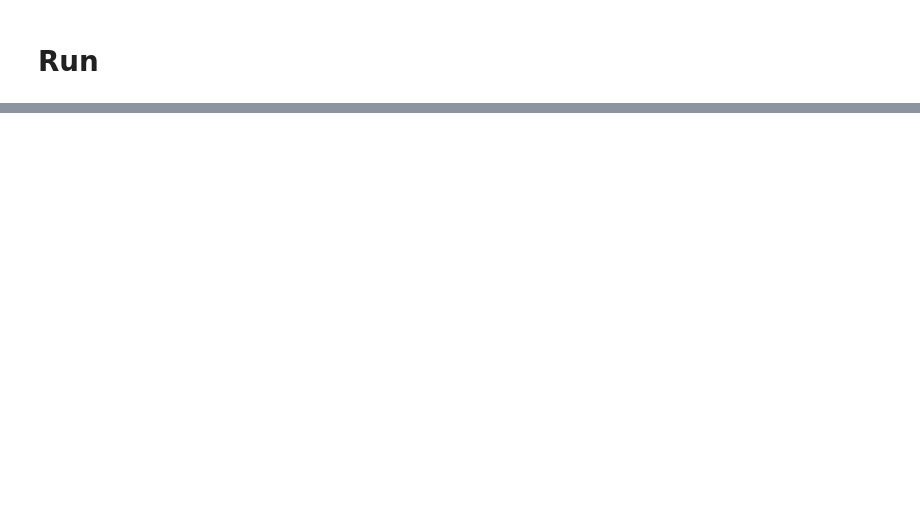
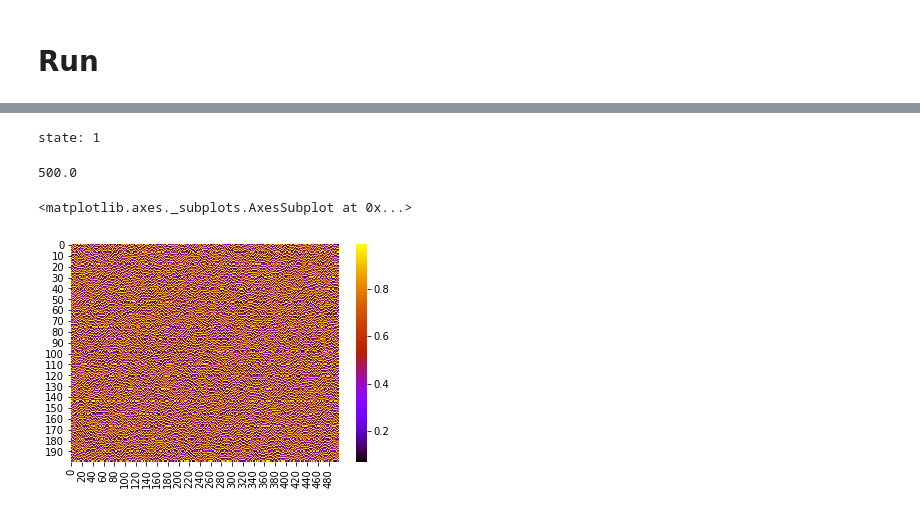
Before and after one commit to ConradBitt/logistico_global, a Jupyter notebook: logistic_global_coupling.ipynb, the cells around one changed output, grey strips where cells are left out. Cells and saved outputs as stored; diff of their text form; code cells hidden in the pictures; blank space fills up the shorter version.

```diff
--- a/logistic_global_coupling.ipynb
+++ b/logistic_global_coupling.ipynb
@@ -68,0 +85,37 @@ def plota(x, sigma):
+# %%
+n = 500 # Network size
+tf = 5000 # Iteration time
+trans = tf - 200 # Transient time
+sample_size = tf - trans # Size of the actual data
+a = 4 # Logistic map parameter
+xmin = 0.10 # Minimum allowed value of x
+xmax = 0.90 # Maximum allowed value of x
+prd = 1
+
+sigma = 0.02
+
+xdata = np.zeros((n, sample_size))
+np.random.seed(12031935)
+x0 = np.random.rand(n)
+x0 = xmin + x0*(xmax - xmin)
+#x0[:40] = 0.5
+
+state = 1
+for i in range(tf):
+    x = network(x0, sigma, a)
+    if np.any(np.isnan(x)):
+        print('NaN in x')
+        state = -1
+        break
+    if i >= trans:
+        xdata[:, i - trans] = x0
+    x0 = x
+print(f'state: {state}')
+x_series = pd.Series(x0)
+x_dataframe = pd.DataFrame(xdata)
+# %% [output]
+state: 1
+# %%
+x_dataframe.melt().groupby(by='variable')['value'].nunique().mean()
+# %% [output]
+500.0
@@ -68,0 +124,5 @@ def plota(x, sigma):
+# %%
+sns.heatmap(data =  x_dataframe.T, cmap='gnuplot')
+# %% [output]
+<matplotlib.axes._subplots.AxesSubplot at 0x...>
+[figure, added]
```
Also changed, not shown: parts of 19 cells of this notebook, 3 other files.
